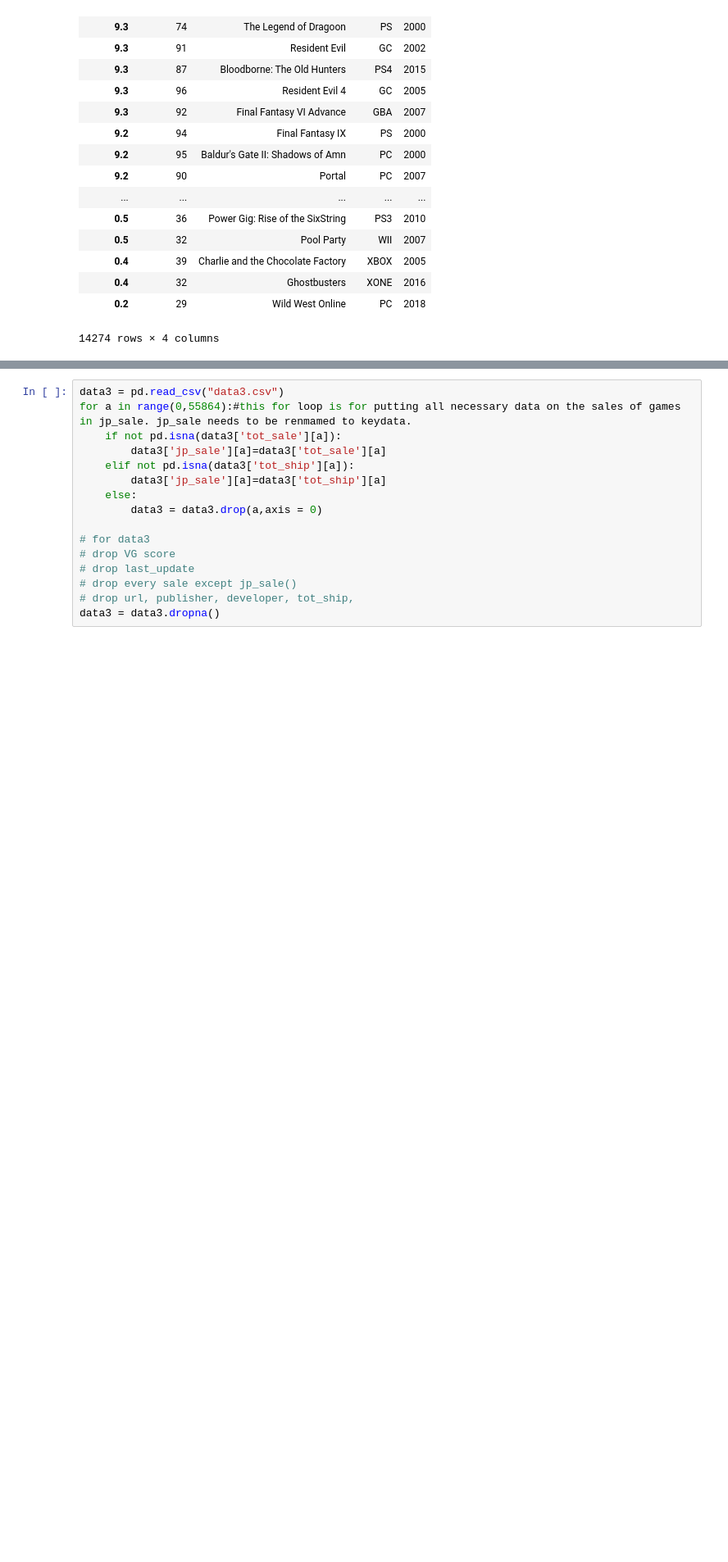
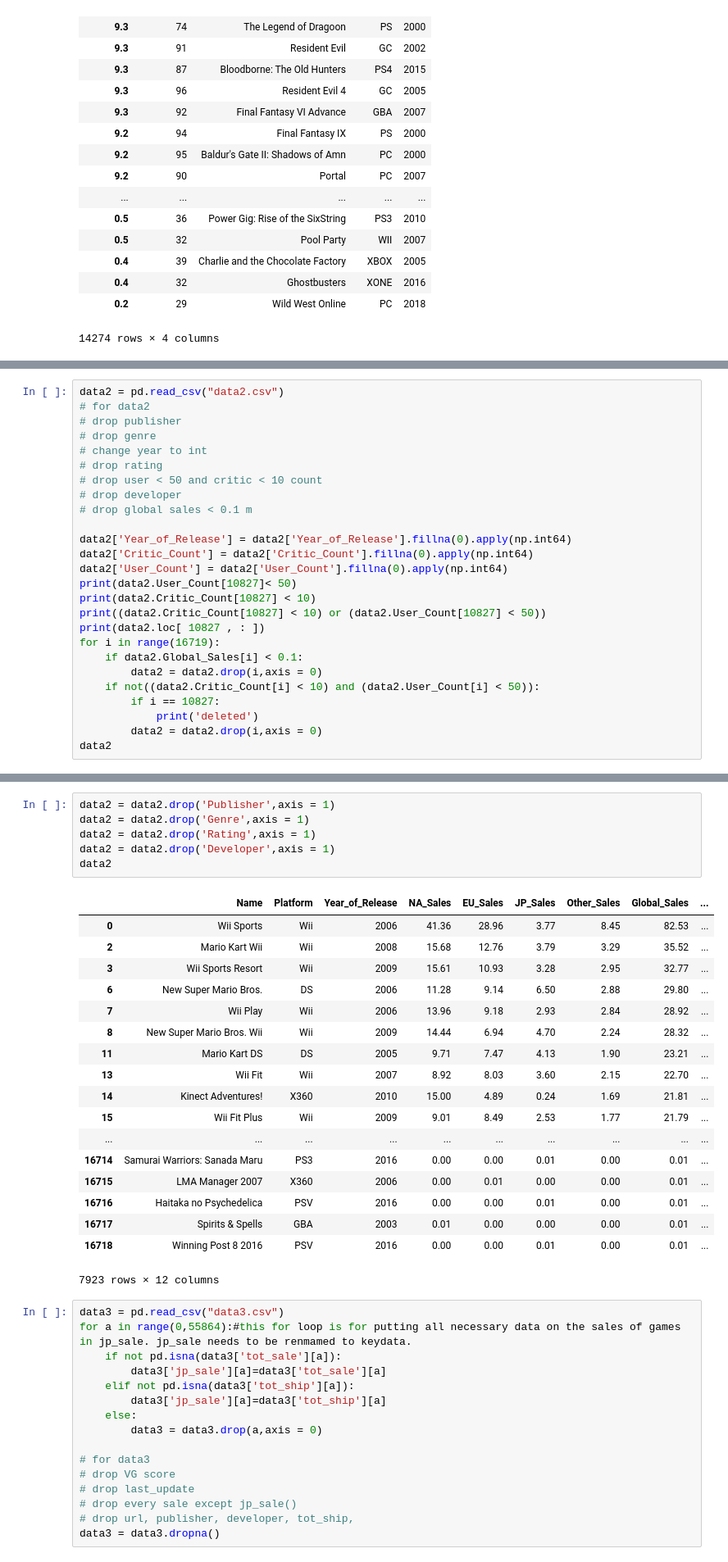
Before and after one commit to mell0611/data_science_project, a Jupyter notebook: dataset/csv_check.ipynb, the cells around one changed output, grey strips where cells are left out. Shown at 82% size. Cells and saved outputs as stored; diff of their text form; blank space fills up the shorter version.

Commit message:
Dropping rows for some conditions in data2

```diff
--- a/dataset/csv_check.ipynb
+++ b/dataset/csv_check.ipynb
@@ -61,0 +31,26 @@ data2
+# %%
+data2 = pd.read_csv("data2.csv")
+# for data2
+# drop publisher
+# drop genre
+# change year to int
+# drop rating
+# drop user < 50 and critic < 10 count
+# drop developer
+# drop global sales < 0.1 m
+
+data2['Year_of_Release'] = data2['Year_of_Release'].fillna(0).apply(np.int64)
+data2['Critic_Count'] = data2['Critic_Count'].fillna(0).apply(np.int64)
+data2['User_Count'] = data2['User_Count'].fillna(0).apply(np.int64)
+print(data2.User_Count[10827]< 50)
+print(data2.Critic_Count[10827] < 10)
+print((data2.Critic_Count[10827] < 10) or (data2.User_Count[10827] < 50))
+print(data2.loc[ 10827 , : ])
+for i in range(16719):
+    if data2.Global_Sales[i] < 0.1:
+        data2 = data2.drop(i,axis = 0)
+    if not((data2.Critic_Count[i] < 10) and (data2.User_Count[i] < 50)):
+        if i == 10827:
+            print('deleted')
+        data2 = data2.drop(i,axis = 0)
+data2
@@ -62,3 +79,28 @@ data2
+# %%
+data2 = data2.drop('Publisher',axis = 1)
+data2 = data2.drop('Genre',axis = 1)
+data2 = data2.drop('Rating',axis = 1)
+data2 = data2.drop('Developer',axis = 1)
+data2
+# %% [output]
+|  | Name | Platform | Year_of_Release | NA_Sales | EU_Sales | JP_Sales | Other_Sales | Global_Sales | ... |
+| 0 | Wii Sports | Wii | 2006 | 41.36 | 28.96 | 3.77 | 8.45 | 82.53 | ... |
+| 2 | Mario Kart Wii | Wii | 2008 | 15.68 | 12.76 | 3.79 | 3.29 | 35.52 | ... |
+| 3 | Wii Sports Resort | Wii | 2009 | 15.61 | 10.93 | 3.28 | 2.95 | 32.77 | ... |
+| 6 | New Super Mario Bros. | DS | 2006 | 11.28 | 9.14 | 6.50 | 2.88 | 29.80 | ... |
+| 7 | Wii Play | Wii | 2006 | 13.96 | 9.18 | 2.93 | 2.84 | 28.92 | ... |
+| 8 | New Super Mario Bros. Wii | Wii | 2009 | 14.44 | 6.94 | 4.70 | 2.24 | 28.32 | ... |
+| 11 | Mario Kart DS | DS | 2005 | 9.71 | 7.47 | 4.13 | 1.90 | 23.21 | ... |
+| 13 | Wii Fit | Wii | 2007 | 8.92 | 8.03 | 3.60 | 2.15 | 22.70 | ... |
+| 14 | Kinect Adventures! | X360 | 2010 | 15.00 | 4.89 | 0.24 | 1.69 | 21.81 | ... |
+| 15 | Wii Fit Plus | Wii | 2009 | 9.01 | 8.49 | 2.53 | 1.77 | 21.79 | ... |
+| ... | ... | ... | ... | ... | ... | ... | ... | ... | ... |
+| 16714 | Samurai Warriors: Sanada Maru | PS3 | 2016 | 0.00 | 0.00 | 0.01 | 0.00 | 0.01 | ... |
+| 16715 | LMA Manager 2007 | X360 | 2006 | 0.00 | 0.01 | 0.00 | 0.00 | 0.01 | ... |
+| 16716 | Haitaka no Psychedelica | PSV | 2016 | 0.00 | 0.00 | 0.01 | 0.00 | 0.01 | ... |
+| 16717 | Spirits & Spells | GBA | 2003 | 0.01 | 0.00 | 0.00 | 0.00 | 0.01 | ... |
+| 16718 | Winning Post 8 2016 | PSV | 2016 | 0.00 | 0.00 | 0.01 | 0.00 | 0.01 | ... |
+7923 rows × 12 columns
 # %%
 data3 = pd.read_csv("data3.csv")
 for a in range(0,55864):#this for loop is for putting all necessary data on the sales of games in jp_sale. jp_sale needs to be renmamed to keydata.
```
Also changed, not shown: parts of 4 cells of this notebook.
